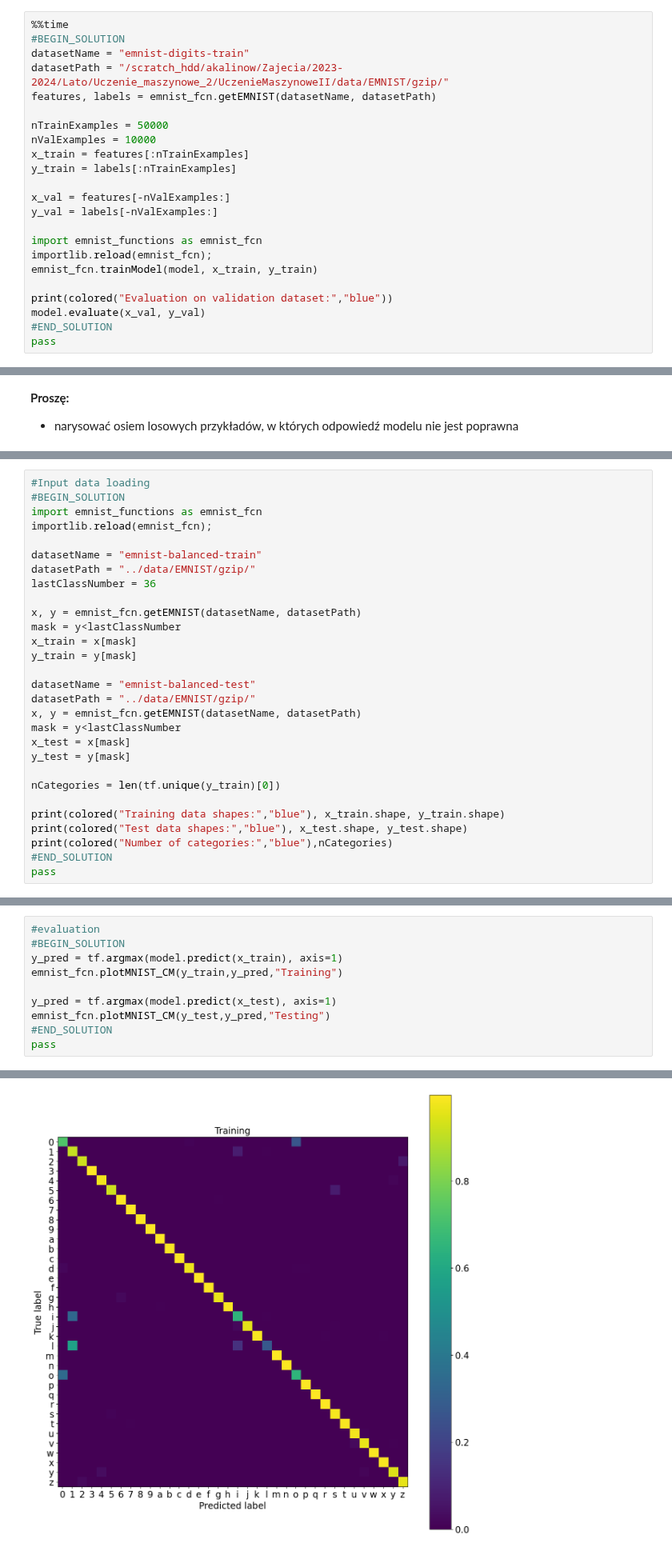
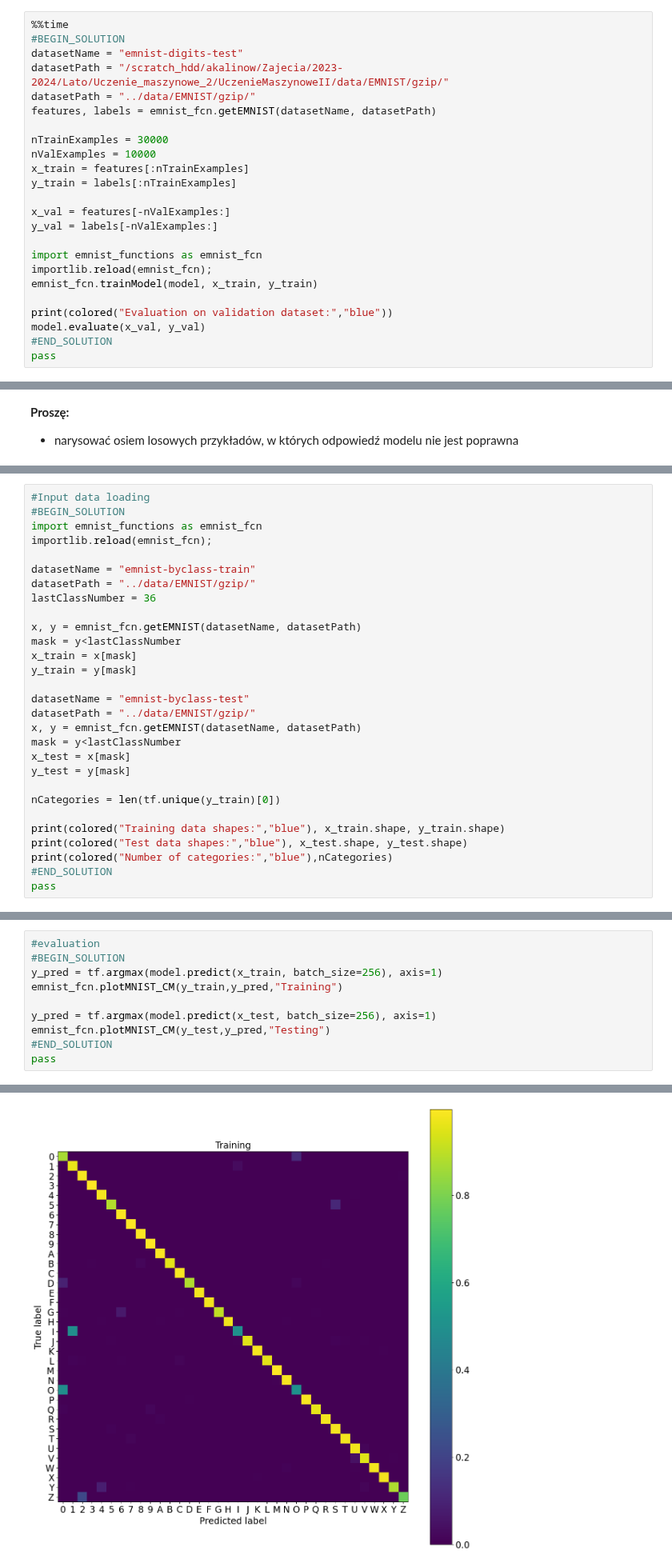
Before and after one commit to akalinow/UczenieMaszynoweII, a Jupyter notebook: PL/06_Sieci_ze_splotem_1.ipynb, the cells around one changed output, grey strips where cells are left out. Shown at 80% size. Drawn from its saved outputs; the diff is of its cells as text.

```diff
--- a/PL/06_Sieci_ze_splotem_1.ipynb
+++ b/PL/06_Sieci_ze_splotem_1.ipynb
@@ -547,11 +575,12 @@ Model: "CNN_digits"
 # %%
 %%time
 #BEGIN_SOLUTION
-datasetName = "emnist-digits-train"
+datasetName = "emnist-digits-test"
 datasetPath = "/scratch_hdd/akalinow/Zajecia/2023-2024/Lato/Uczenie_maszynowe_2/UczenieMaszynoweII/data/EMNIST/gzip/"
+datasetPath = "../data/EMNIST/gzip/"
 features, labels = emnist_fcn.getEMNIST(datasetName, datasetPath)
 
-nTrainExamples = 50000
+nTrainExamples = 30000
 nValExamples = 10000
 x_train = features[:nTrainExamples]
 y_train = labels[:nTrainExamples]
@@ -626,7 +662,7 @@ Decoded message is: hello world
 import emnist_functions as emnist_fcn
 importlib.reload(emnist_fcn);
 
-datasetName = "emnist-balanced-train"
+datasetName = "emnist-byclass-train"
 datasetPath = "../data/EMNIST/gzip/"
 lastClassNumber = 36
 
@@ -635,7 +671,7 @@ mask = y<lastClassNumber
 x_train = x[mask]
 y_train = y[mask]
 
-datasetName = "emnist-balanced-test"
+datasetName = "emnist-byclass-test"
 datasetPath = "../data/EMNIST/gzip/"
 x, y = emnist_fcn.getEMNIST(datasetName, datasetPath)
 mask = y<lastClassNumber
@@ -699,10 +760,10 @@ Wall time: 1min 24s
 # %%
 #evaluation
 #BEGIN_SOLUTION
-y_pred = tf.argmax(model.predict(x_train), axis=1)
+y_pred = tf.argmax(model.predict(x_train, batch_size=256), axis=1)
 emnist_fcn.plotMNIST_CM(y_train,y_pred,"Training")
 
-y_pred = tf.argmax(model.predict(x_test), axis=1)
+y_pred = tf.argmax(model.predict(x_test, batch_size=256), axis=1)
 emnist_fcn.plotMNIST_CM(y_test,y_pred,"Testing")
 #END_SOLUTION
 pass
@@ -712 +779 @@ pass
-[figure, old version]
+[figure, new version]
```
Also changed, not shown: parts of 29 cells of this notebook, 3 other files.
